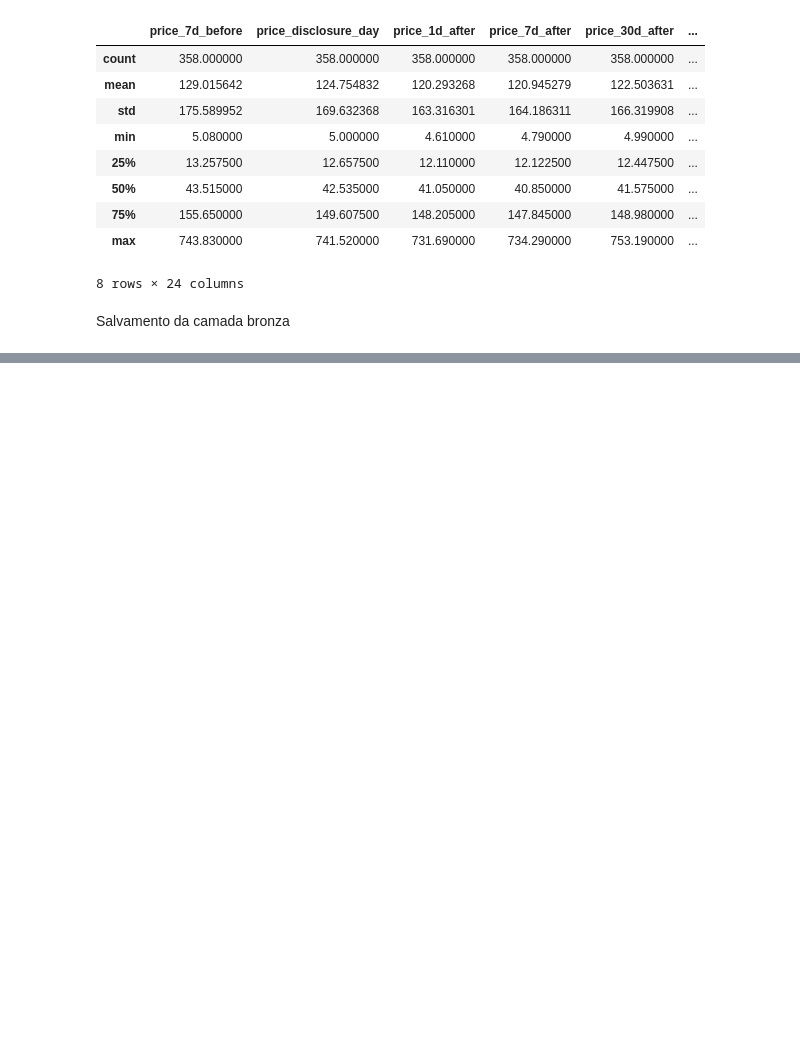
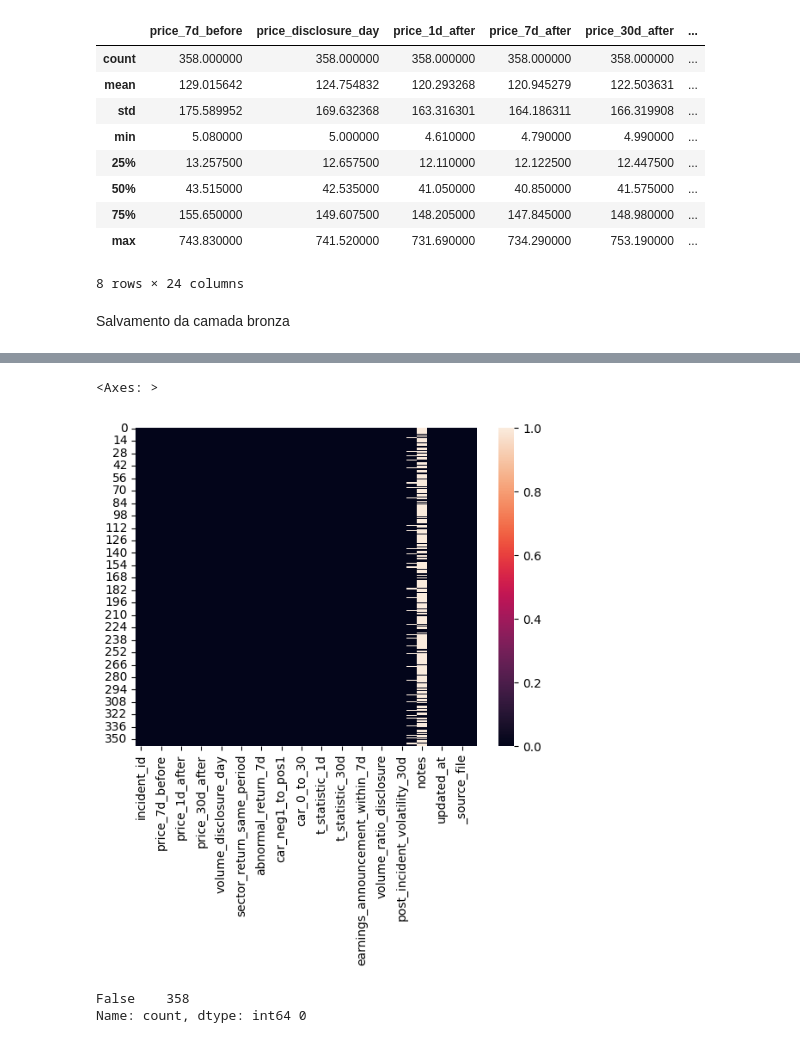
Before and after one commit to AlbertoGrey27/dataset_cyberseguran-a, a Jupyter notebook: dataset cybersecurity/main.ipynb, the cells around one changed output, grey strips where cells are left out. Drawn from its saved outputs; the diff is of its cells as text; code cells hidden in the pictures; blank space fills up the shorter version.

```diff
--- a/dataset cybersecurity/main.ipynb
+++ b/dataset cybersecurity/main.ipynb
@@ -229,0 +362,10 @@ if Path("Dados/bronze").exists():
+# %%
+sns.heatmap(market_impact_bronze.isnull())
+# %% [output]
+<Axes: >
+[figure, added]
+# %%
+print(market_impact_bronze.duplicated(subset=['incident_id']).value_counts(),market_impact_bronze.duplicated().sum())
+# %% [output]
+False    358
+Name: count, dtype: int64 0
```
Also changed, not shown: parts of 15 cells of this notebook.
